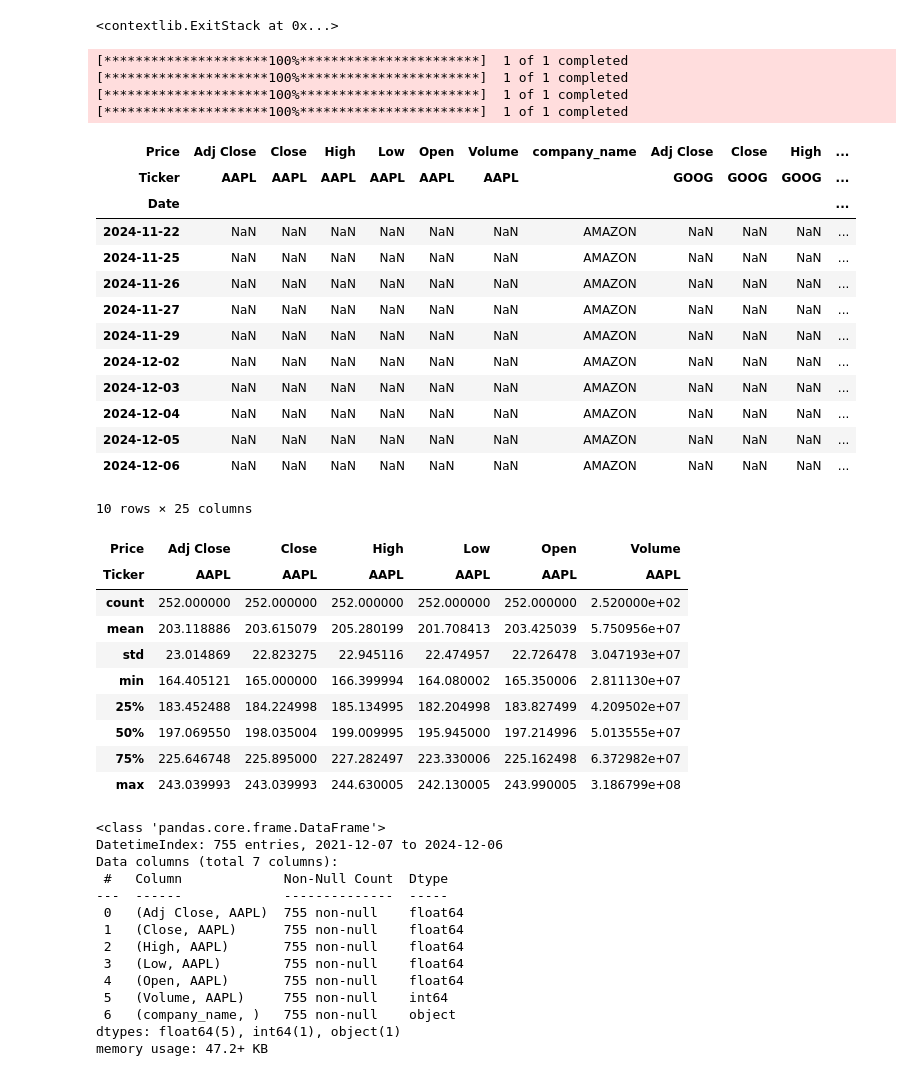
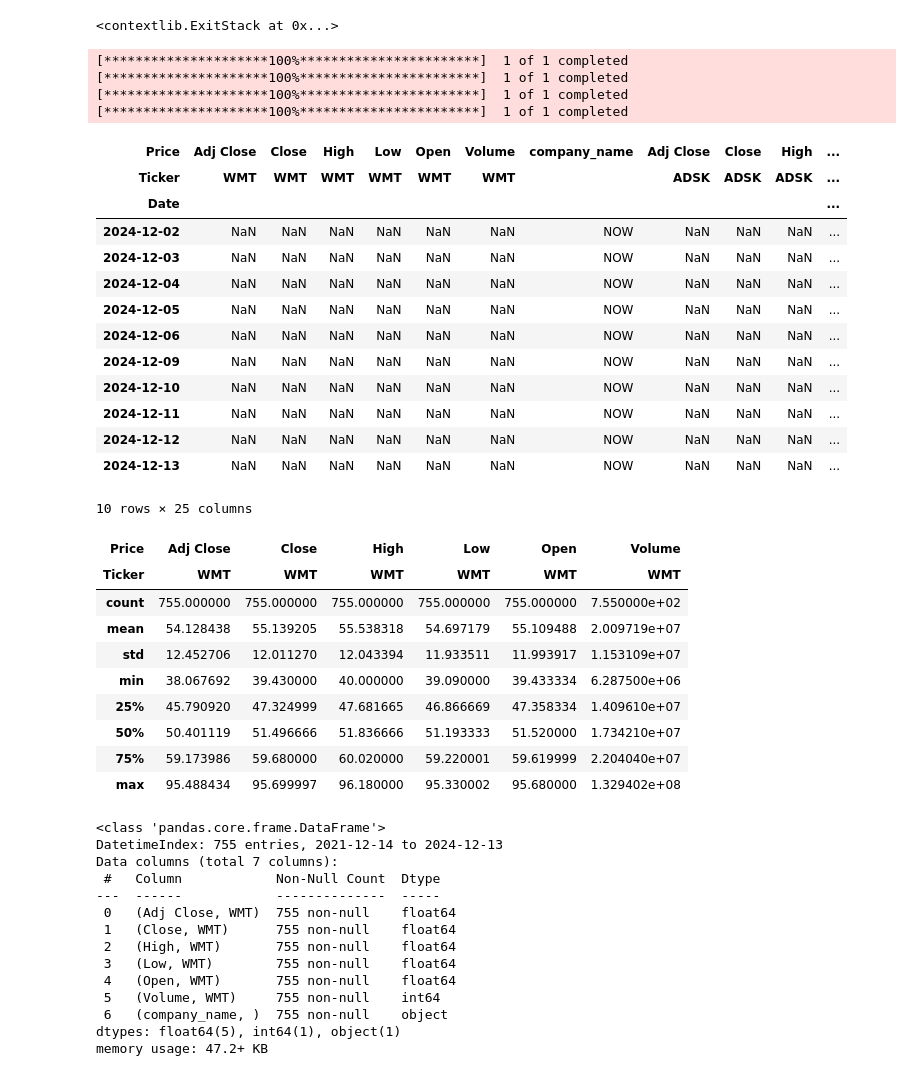
Before and after one commit to ellenne/AI_trading, a Jupyter notebook: FinancialAnalysis.ipynb, the cells around one changed output. Saved outputs shown, nothing was run; the diff lists cells and outputs as text; code cells hidden in the pictures.

```diff
--- a/FinancialAnalysis.ipynb
+++ b/FinancialAnalysis.ipynb
@@ -40,9 +41,9 @@ from datetime import datetime
 # %%
 # The tech stocks we'll use for this analysis
-tech_list = ['AAPL', 'GOOG', 'MSFT', 'AMZN']
+tech_list = ["WMT", "ADSK", "MA", "NOW"]
 
 # Set up End and Start times for data grab
-tech_list = ['AAPL', 'GOOG', 'MSFT', 'AMZN']
+tech_list = ["WMT", "ADSK", "MA", "NOW"]
 
 end = datetime.now()
 start = datetime(end.year - 3, end.month, end.day)
@@ -51,8 +52,8 @@ for stock in tech_list:
     globals()[stock] = yf.download(stock, start, end)
 
 
-company_list = [AAPL, GOOG, MSFT, AMZN]
-company_name = ["APPLE", "GOOGLE", "MICROSOFT", "AMAZON"]
+company_list = [WMT, ADSK, MA, NOW]
+company_name = ["WMT", "ADSK", "MA", "NOW"]
 
 for company, com_name in zip(company_list, company_name):
     company["company_name"] = com_name
@@ -65,49 +66,49 @@ df.tail(10)
 [*********************100%***********************]  1 of 1 completed
 [*********************100%***********************]  1 of 1 completed
 | Price | Adj Close | Close | High | Low | Open | Volume | company_name | Adj Close | Close | High | ... |
-| Ticker | AAPL | AAPL | AAPL | AAPL | AAPL | AAPL |  | GOOG | GOOG | GOOG | ... |
+| Ticker | WMT | WMT | WMT | WMT | WMT | WMT |  | ADSK | ADSK | ADSK | ... |
 | Date |  |  |  |  |  |  |  |  |  |  | ... |
-| 2024-11-22 | NaN | NaN | NaN | NaN | NaN | NaN | AMAZON | NaN | NaN | NaN | ... |
-| 2024-11-25 | NaN | NaN | NaN | NaN | NaN | NaN | AMAZON | NaN | NaN | NaN | ... |
-| 2024-11-26 | NaN | NaN | NaN | NaN | NaN | NaN | AMAZON | NaN | NaN | NaN | ... |
-| 2024-11-27 | NaN | NaN | NaN | NaN | NaN | NaN | AMAZON | NaN | NaN | NaN | ... |
-| 2024-11-29 | NaN | NaN | NaN | NaN | NaN | NaN | AMAZON | NaN | NaN | NaN | ... |
-| 2024-12-02 | NaN | NaN | NaN | NaN | NaN | NaN | AMAZON | NaN | NaN | NaN | ... |
-| 2024-12-03 | NaN | NaN | NaN | NaN | NaN | NaN | AMAZON | NaN | NaN | NaN | ... |
-| 2024-12-04 | NaN | NaN | NaN | NaN | NaN | NaN | AMAZON | NaN | NaN | NaN | ... |
-| 2024-12-05 | NaN | NaN | NaN | NaN | NaN | NaN | AMAZON | NaN | NaN | NaN | ... |
-| 2024-12-06 | NaN | NaN | NaN | NaN | NaN | NaN | AMAZON | NaN | NaN | NaN | ... |
+| 2024-12-02 | NaN | NaN | NaN | NaN | NaN | NaN | NOW | NaN | NaN | NaN | ... |
+| 2024-12-03 | NaN | NaN | NaN | NaN | NaN | NaN | NOW | NaN | NaN | NaN | ... |
+| 2024-12-04 | NaN | NaN | NaN | NaN | NaN | NaN | NOW | NaN | NaN | NaN | ... |
+| 2024-12-05 | NaN | NaN | NaN | NaN | NaN | NaN | NOW | NaN | NaN | NaN | ... |
+| 2024-12-06 | NaN | NaN | NaN | NaN | NaN | NaN | NOW | NaN | NaN | NaN | ... |
+| 2024-12-09 | NaN | NaN | NaN | NaN | NaN | NaN | NOW | NaN | NaN | NaN | ... |
+| 2024-12-10 | NaN | NaN | NaN | NaN | NaN | NaN | NOW | NaN | NaN | NaN | ... |
+| 2024-12-11 | NaN | NaN | NaN | NaN | NaN | NaN | NOW | NaN | NaN | NaN | ... |
+| 2024-12-12 | NaN | NaN | NaN | NaN | NaN | NaN | NOW | NaN | NaN | NaN | ... |
+| 2024-12-13 | NaN | NaN | NaN | NaN | NaN | NaN | NOW | NaN | NaN | NaN | ... |
 10 rows × 25 columns
 # %%
 # Summary Stats
-AAPL.describe()
+WMT.describe()
 # %% [output]
 | Price | Adj Close | Close | High | Low | Open | Volume |
-| Ticker | AAPL | AAPL | AAPL | AAPL | AAPL | AAPL |
-| count | 252.000000 | 252.000000 | 252.000000 | 252.000000 | 252.000000 | 2.520000e+02 |
-| mean | 203.118886 | 203.615079 | 205.280199 | 201.708413 | 203.425039 | 5.750956e+07 |
-| std | 23.014869 | 22.823275 | 22.945116 | 22.474957 | 22.726478 | 3.047193e+07 |
-| min | 164.405121 | 165.000000 | 166.399994 | 164.080002 | 165.350006 | 2.811130e+07 |
-| 25% | 183.452488 | 184.224998 | 185.134995 | 182.204998 | 183.827499 | 4.209502e+07 |
-| 50% | 197.069550 | 198.035004 | 199.009995 | 195.945000 | 197.214996 | 5.013555e+07 |
-| 75% | 225.646748 | 225.895000 | 227.282497 | 223.330006 | 225.162498 | 6.372982e+07 |
-| max | 243.039993 | 243.039993 | 244.630005 | 242.130005 | 243.990005 | 3.186799e+08 |
+| Ticker | WMT | WMT | WMT | WMT | WMT | WMT |
+| count | 755.000000 | 755.000000 | 755.000000 | 755.000000 | 755.000000 | 7.550000e+02 |
+| mean | 54.128438 | 55.139205 | 55.538318 | 54.697179 | 55.109488 | 2.009719e+07 |
+| std | 12.452706 | 12.011270 | 12.043394 | 11.933511 | 11.993917 | 1.153109e+07 |
+| min | 38.067692 | 39.430000 | 40.000000 | 39.090000 | 39.433334 | 6.287500e+06 |
+| 25% | 45.790920 | 47.324999 | 47.681665 | 46.866669 | 47.358334 | 1.409610e+07 |
+| 50% | 50.401119 | 51.496666 | 51.836666 | 51.193333 | 51.520000 | 1.734210e+07 |
+| 75% | 59.173986 | 59.680000 | 60.020000 | 59.220001 | 59.619999 | 2.204040e+07 |
+| max | 95.488434 | 95.699997 | 96.180000 | 95.330002 | 95.680000 | 1.329402e+08 |
 # %%
 # General info
-AAPL.info()
+WMT.info()
 # %% [output]
 <class 'pandas.core.frame.DataFrame'>
-DatetimeIndex: 755 entries, 2021-12-07 to 2024-12-06
+DatetimeIndex: 755 entries, 2021-12-14 to 2024-12-13
 Data columns (total 7 columns):
- #   Column             Non-Null Count  Dtype
----  ------             --------------  -----
- 0   (Adj Close, AAPL)  755 non-null    float64
- 1   (Close, AAPL)      755 non-null    float64
- 2   (High, AAPL)       755 non-null    float64
- 3   (Low, AAPL)        755 non-null    float64
- 4   (Open, AAPL)       755 non-null    float64
- 5   (Volume, AAPL)     755 non-null    int64
- 6   (company_name, )   755 non-null    object
+ #   Column            Non-Null Count  Dtype
+---  ------            --------------  -----
+ 0   (Adj Close, WMT)  755 non-null    float64
+ 1   (Close, WMT)      755 non-null    float64
+ 2   (High, WMT)       755 non-null    float64
+ 3   (Low, WMT)        755 non-null    float64
+ 4   (Open, WMT)       755 non-null    float64
+ 5   (Volume, WMT)     755 non-null    int64
+ 6   (company_name, )  755 non-null    object
 dtypes: float64(5), int64(1), object(1)
 memory usage: 47.2+ KB
 # %%
```
Also changed, not shown: parts of 24 cells of this notebook.
